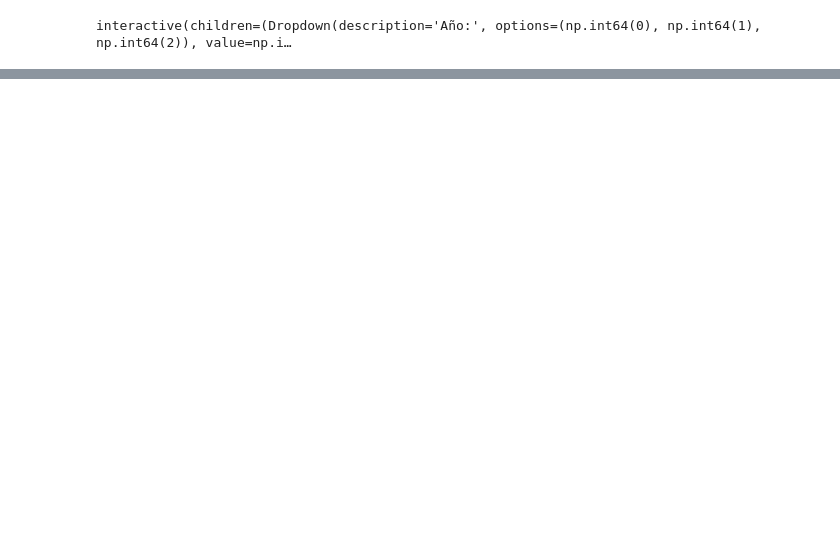
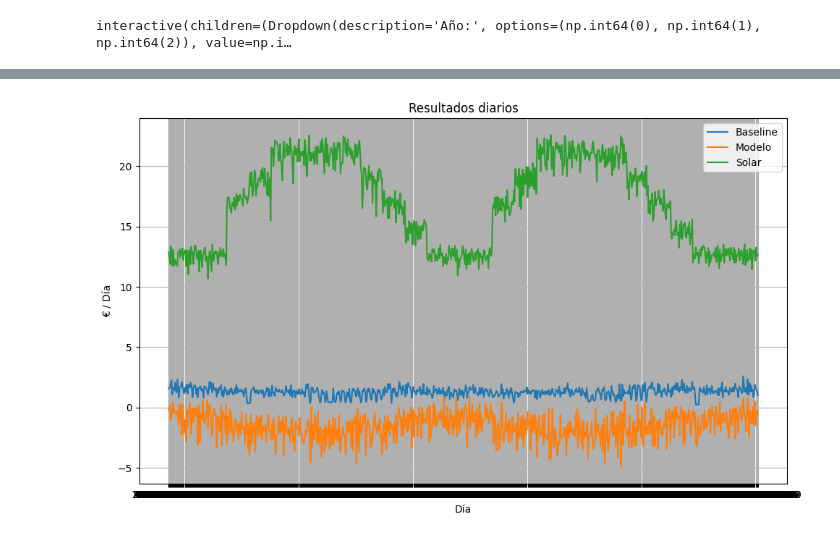
Before and after one commit to jortrux/Proyectos-SGBA1, a Jupyter notebook: src/modelos/Agente/graficcas de resultados.ipynb, the cells around one changed output, grey strips where cells are left out. Cells and saved outputs as stored; diff of their text form; code cells hidden in the pictures; blank space fills up the shorter version.

Commit message:
updates, con la version que usa placas solares
notebook con graficas de evaluacion que comparan los precios

```diff
--- a/src/modelos/Agente/graficcas de resultados.ipynb
+++ b/src/modelos/Agente/graficcas de resultados.ipynb
@@ -114,0 +228,14 @@ plt.show()
+# %%
+plt.figure(figsize=(10, 6))
+plt.plot(df['día'], df['baseline'], label='Baseline')
+plt.plot(df['día'], df['modelo'], label='Modelo')
+plt.plot(df['día'], df['solar'], label='Solar')
+plt.title("Resultados diarios")
+plt.xlabel("Día")
+plt.ylabel("€ / Día")
+plt.legend()
+plt.grid(True)
+plt.tight_layout()
+plt.show()
+# %% [output]
+[figure, added]
```
Also changed, not shown: parts of 6 cells of this notebook, 1 other file.
